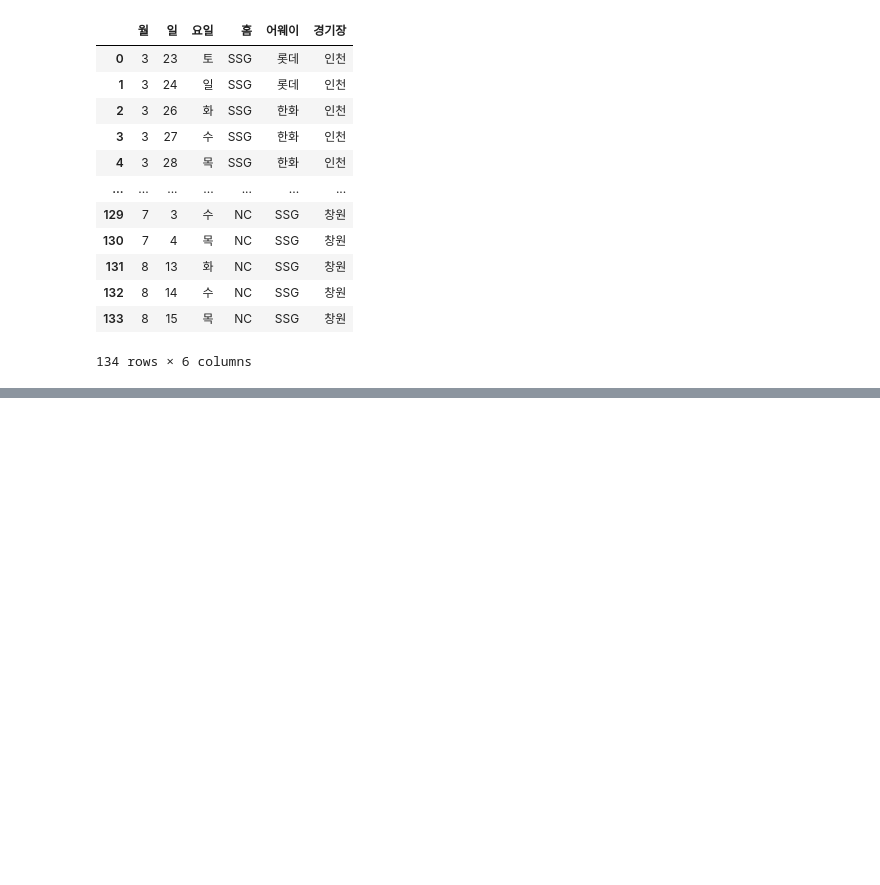
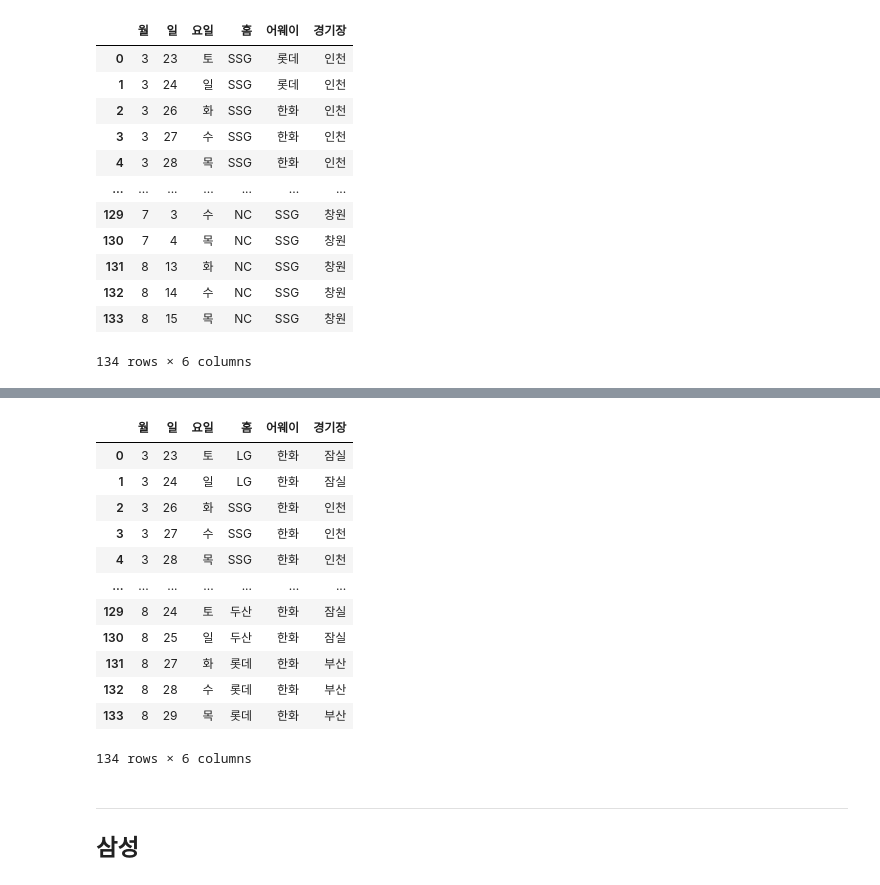
Before and after one commit to PythonProjectGroup02/KBC, a Jupyter notebook: Python/schedule/2024kbo_schedule.ipynb, the cells around one changed output, grey strips where cells are left out. Drawn from its saved outputs; the diff is of its cells as text; code cells hidden in the pictures; blank space fills up the shorter version.

```diff
--- a/Python/schedule/2024kbo_schedule.ipynb
+++ b/Python/schedule/2024kbo_schedule.ipynb
@@ -774,0 +854,24 @@ pd.read_csv('kia.csv')
+# %%
+# 월, 일 별로 정렬
+hh.sort_values(by=['월', '일'], inplace=True)
+hh
+
+hh.to_csv('hh.csv', index=None)
+pd.read_csv('hh.csv')
+# %% [output]
+|  | 월 | 일 | 요일 | 홈 | 어웨이 | 경기장 |
+| 0 | 3 | 23 | 토 | LG | 한화 | 잠실 |
+| 1 | 3 | 24 | 일 | LG | 한화 | 잠실 |
+| 2 | 3 | 26 | 화 | SSG | 한화 | 인천 |
+| 3 | 3 | 27 | 수 | SSG | 한화 | 인천 |
+| 4 | 3 | 28 | 목 | SSG | 한화 | 인천 |
+| ... | ... | ... | ... | ... | ... | ... |
+| 129 | 8 | 24 | 토 | 두산 | 한화 | 잠실 |
+| 130 | 8 | 25 | 일 | 두산 | 한화 | 잠실 |
+| 131 | 8 | 27 | 화 | 롯데 | 한화 | 부산 |
+| 132 | 8 | 28 | 수 | 롯데 | 한화 | 부산 |
+| 133 | 8 | 29 | 목 | 롯데 | 한화 | 부산 |
+134 rows × 6 columns
+# %% [markdown]
+---
+## 삼성
```
Also changed, not shown: parts of 15 cells of this notebook, 14 other files.
